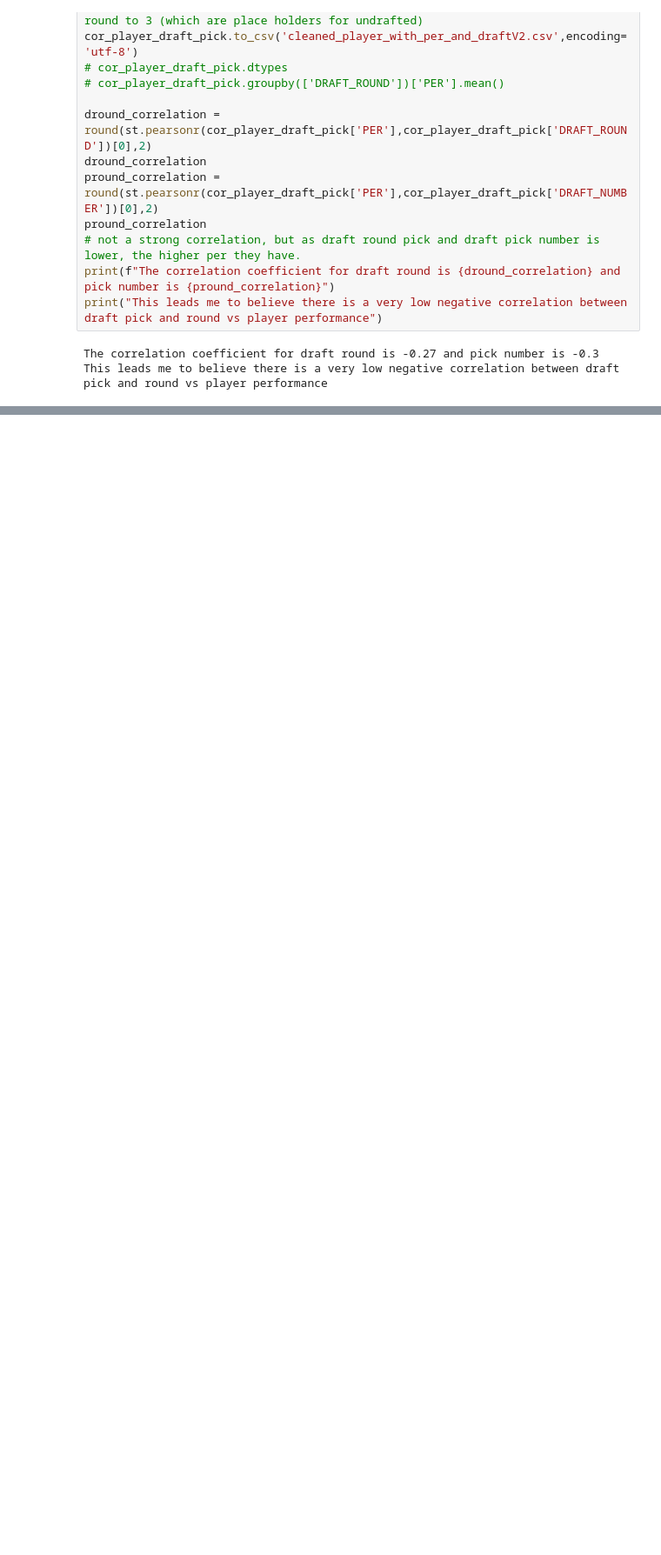
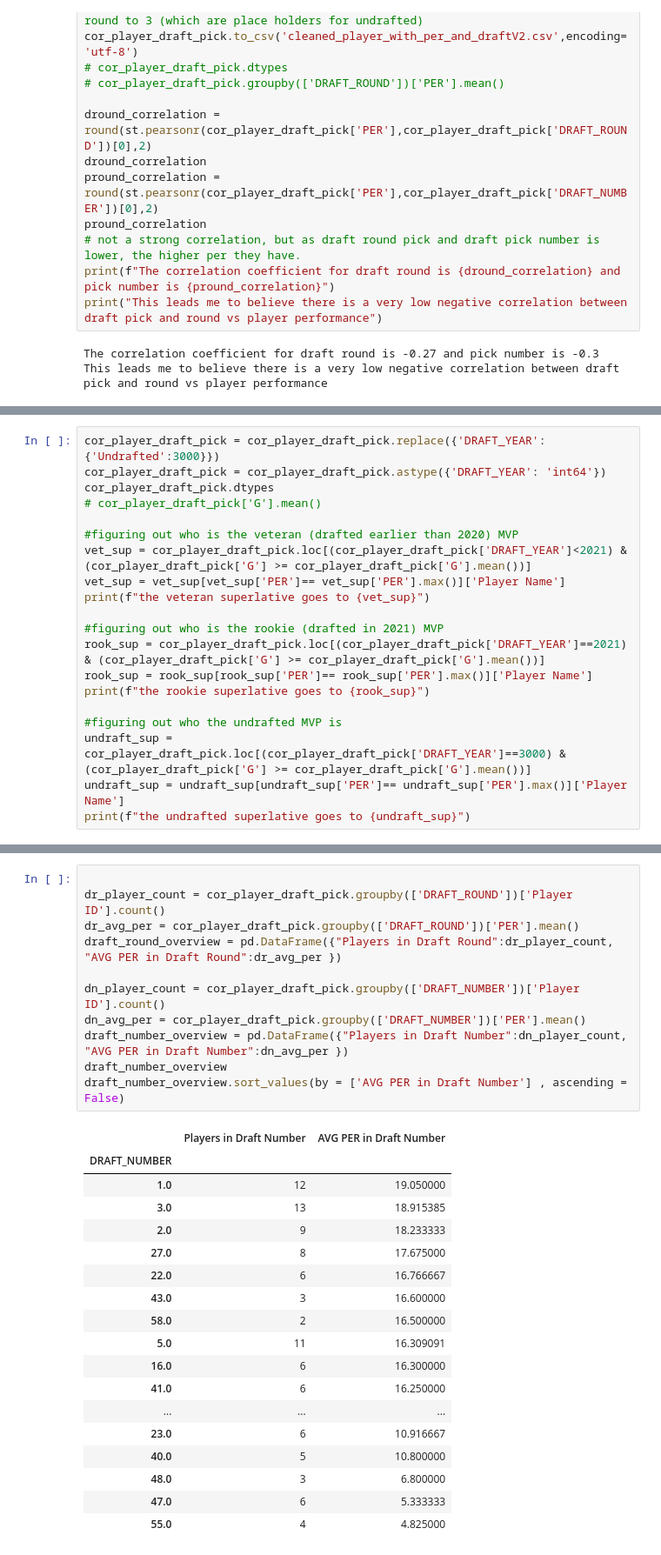
Before and after one commit to meeyoungPH/nba_superlatives, a Jupyter notebook: draft_picks/PROJECT 1 EDA on NBA 2021-22 Season - DRAFT Picks.ipynb, the cells around one changed output, grey strips where cells are left out. Shown at 87% size. Saved outputs shown, nothing was run; the diff lists cells and outputs as text; blank space fills up the shorter version.

```diff
--- a/draft_picks/PROJECT 1 EDA on NBA 2021-22 Season - DRAFT Picks.ipynb
+++ b/draft_picks/PROJECT 1 EDA on NBA 2021-22 Season - DRAFT Picks.ipynb
@@ -464,0 +523,20 @@ TypeError: string indices must be integers
+# %%
+cor_player_draft_pick = cor_player_draft_pick.replace({'DRAFT_YEAR':{'Undrafted':3000}})
+cor_player_draft_pick = cor_player_draft_pick.astype({'DRAFT_YEAR': 'int64'})
+cor_player_draft_pick.dtypes
+# cor_player_draft_pick['G'].mean()
+
+#figuring out who is the veteran (drafted earlier than 2020) MVP
+vet_sup = cor_player_draft_pick.loc[(cor_player_draft_pick['DRAFT_YEAR']<2021) & (cor_player_draft_pick['G'] >= cor_player_draft_pick['G'].mean())]
+vet_sup = vet_sup[vet_sup['PER']== vet_sup['PER'].max()]['Player Name']
+print(f"the veteran superlative goes to {vet_sup}")
+
+#figuring out who is the rookie (drafted in 2021) MVP
+rook_sup = cor_player_draft_pick.loc[(cor_player_draft_pick['DRAFT_YEAR']==2021) & (cor_player_draft_pick['G'] >= cor_player_draft_pick['G'].mean())]
+rook_sup = rook_sup[rook_sup['PER']== rook_sup['PER'].max()]['Player Name']
+print(f"the rookie superlative goes to {rook_sup}")
+
+#figuring out who the undrafted MVP is
+undraft_sup = cor_player_draft_pick.loc[(cor_player_draft_pick['DRAFT_YEAR']==3000) & (cor_player_draft_pick['G'] >= cor_player_draft_pick['G'].mean())]
+undraft_sup = undraft_sup[undraft_sup['PER']== undraft_sup['PER'].max()]['Player Name']
+print(f"the undrafted superlative goes to {undraft_sup}")
@@ -464,0 +550,30 @@ TypeError: string indices must be integers
+# %%
+
+dr_player_count = cor_player_draft_pick.groupby(['DRAFT_ROUND'])['Player ID'].count()
+dr_avg_per = cor_player_draft_pick.groupby(['DRAFT_ROUND'])['PER'].mean()
+draft_round_overview = pd.DataFrame({"Players in Draft Round":dr_player_count, "AVG PER in Draft Round":dr_avg_per })
+
+dn_player_count = cor_player_draft_pick.groupby(['DRAFT_NUMBER'])['Player ID'].count()
+dn_avg_per = cor_player_draft_pick.groupby(['DRAFT_NUMBER'])['PER'].mean()
+draft_number_overview = pd.DataFrame({"Players in Draft Number":dn_player_count, "AVG PER in Draft Number":dn_avg_per })
+draft_number_overview
+draft_number_overview.sort_values(by = ['AVG PER in Draft Number'] , ascending = False)
+# %% [output]
+|  | Players in Draft Number | AVG PER in Draft Number |
+| DRAFT_NUMBER |  |  |
+| 1.0 | 12 | 19.050000 |
+| 3.0 | 13 | 18.915385 |
+| 2.0 | 9 | 18.233333 |
+| 27.0 | 8 | 17.675000 |
+| 22.0 | 6 | 16.766667 |
+| 43.0 | 3 | 16.600000 |
+| 58.0 | 2 | 16.500000 |
+| 5.0 | 11 | 16.309091 |
+| 16.0 | 6 | 16.300000 |
+| 41.0 | 6 | 16.250000 |
+| ... | ... | ... |
+| 23.0 | 6 | 10.916667 |
+| 40.0 | 5 | 10.800000 |
+| 48.0 | 3 | 6.800000 |
+| 47.0 | 6 | 5.333333 |
+| 55.0 | 4 | 4.825000 |
```
Also changed, not shown: parts of 20 cells of this notebook, 10 other files.
